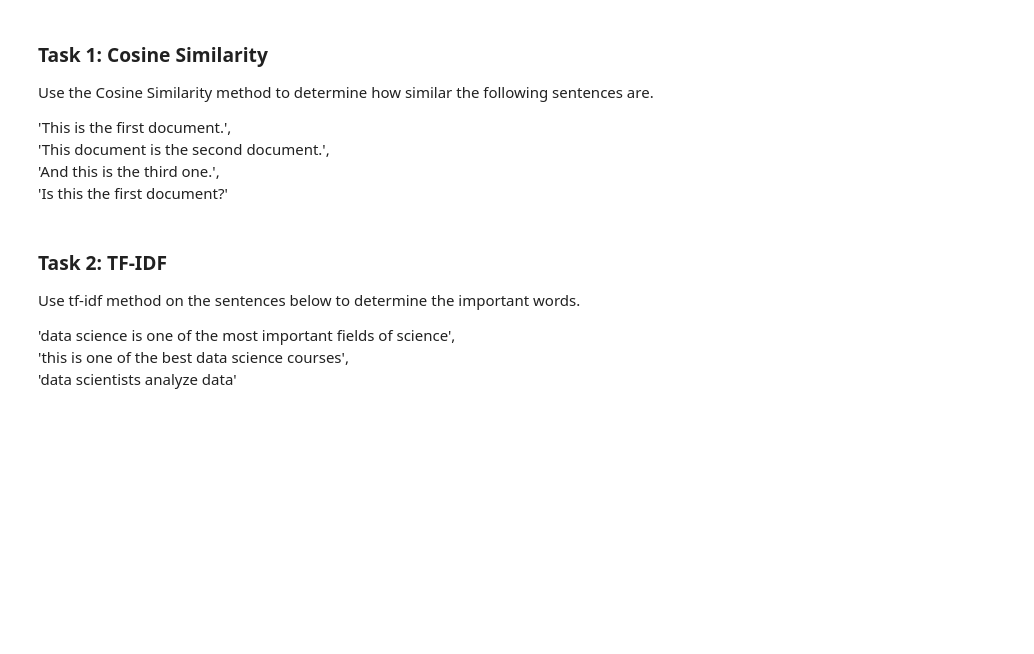
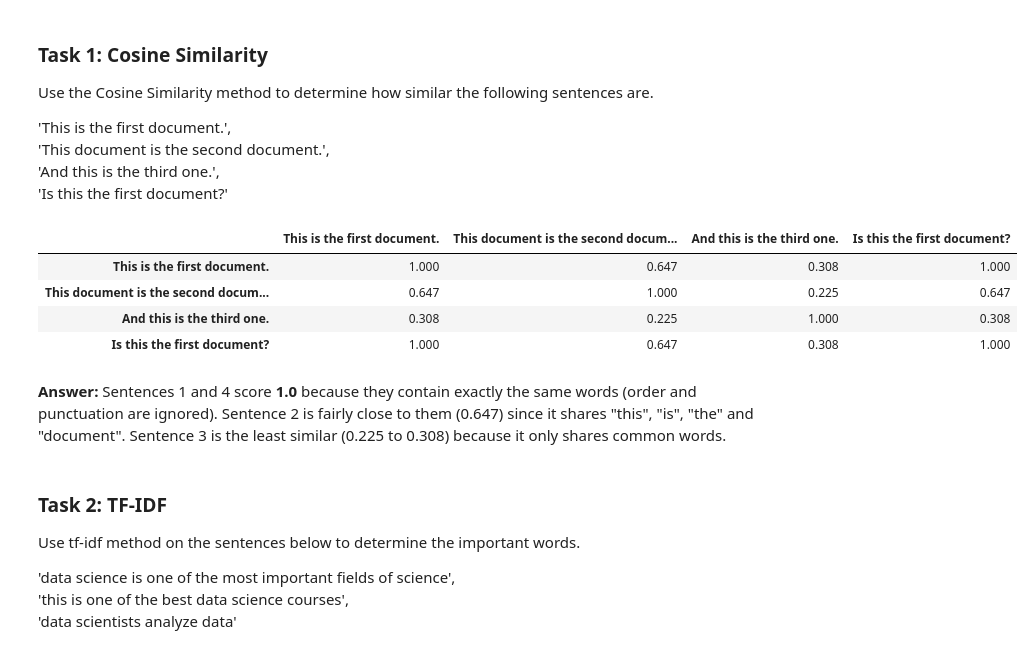
Before and after one commit to Ar3enn/NLP, a Jupyter notebook: Lab05/Lab5_Text_Representation-2.ipynb, the cells around one changed output. Cells and saved outputs as stored; diff of their text form; code cells hidden in the pictures; blank space fills up the shorter version.

```diff
--- a/Lab05/Lab5_Text_Representation-2.ipynb
+++ b/Lab05/Lab5_Text_Representation-2.ipynb
@@ -152,6 +153,30 @@ Use the Cosine Similarity method to determine how similar the following sentence
 'This document is the second document.',
 'And this is the third one.',
 'Is this the first document?'
+# %%
+import pandas as pd
+from sklearn.feature_extraction.text import TfidfVectorizer
+from sklearn.metrics.pairwise import cosine_similarity
+
+sentences = [
+    'This is the first document.',
+    'This document is the second document.',
+    'And this is the third one.',
+    'Is this the first document?',
+]
+
+vectors = TfidfVectorizer().fit_transform(sentences)
+similarity = cosine_similarity(vectors)
+
+pd.DataFrame(similarity, index=sentences, columns=sentences).round(3)
+# %% [output]
+|  | This is the first document. | This document is the second docum... | And this is the third one. | Is this the first document? |
+| This is the first document. | 1.000 | 0.647 | 0.308 | 1.000 |
+| This document is the second docum... | 0.647 | 1.000 | 0.225 | 0.647 |
+| And this is the third one. | 0.308 | 0.225 | 1.000 | 0.308 |
+| Is this the first document? | 1.000 | 0.647 | 0.308 | 1.000 |
+# %% [markdown]
+**Answer:** Sentences 1 and 4 score **1.0** because they contain exactly the same words (order and punctuation are ignored). Sentence 2 is fairly close to them (0.647) since it shares "this", "is", "the" and "document". Sentence 3 is the least similar (0.225 to 0.308) because it only shares common words.
 # %% [markdown]
 ### Task 2: TF-IDF
 Use tf-idf method on the sentences below to determine the important words.
```
Also changed, not shown: parts of 11 cells of this notebook, 11 other files.
